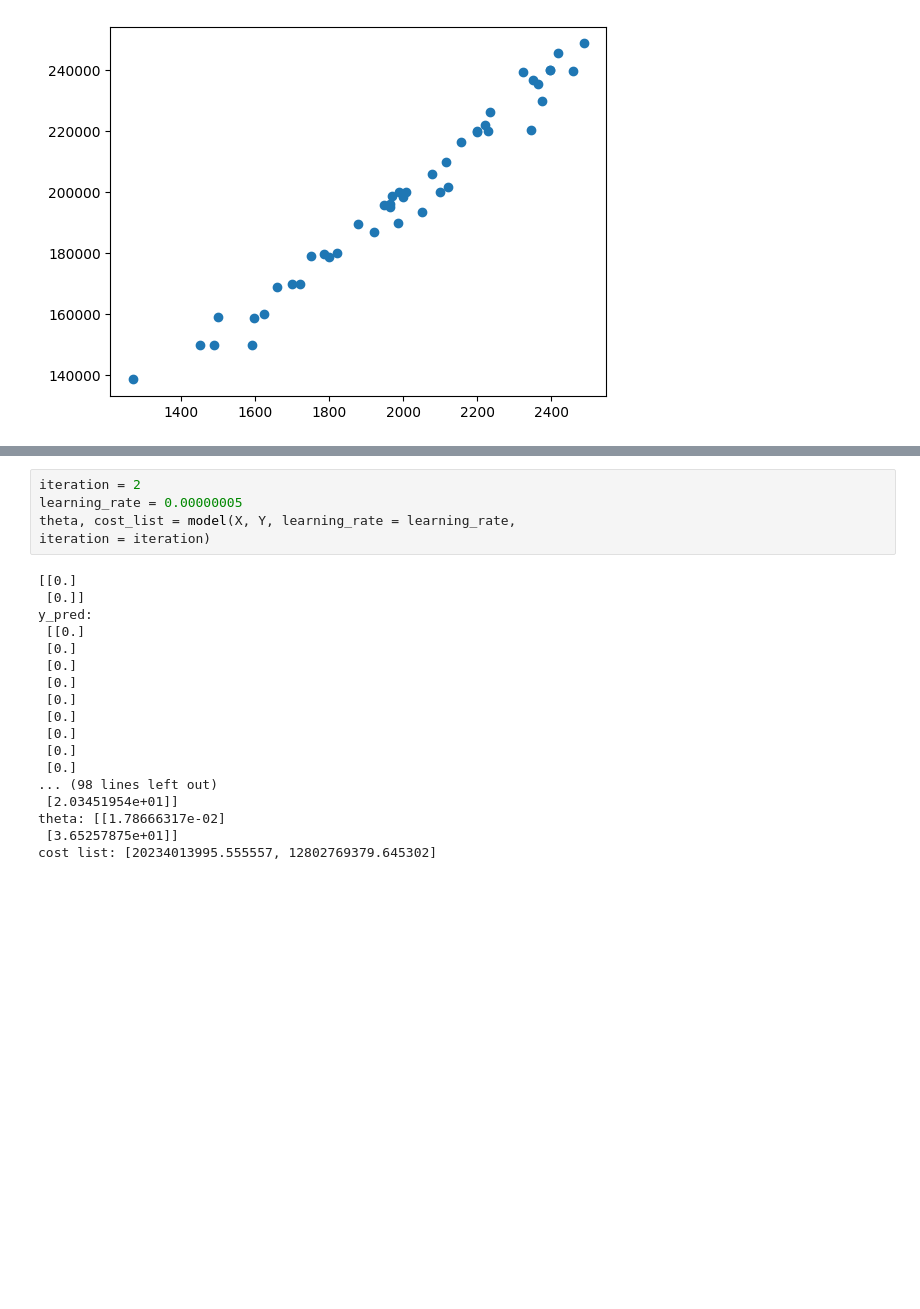
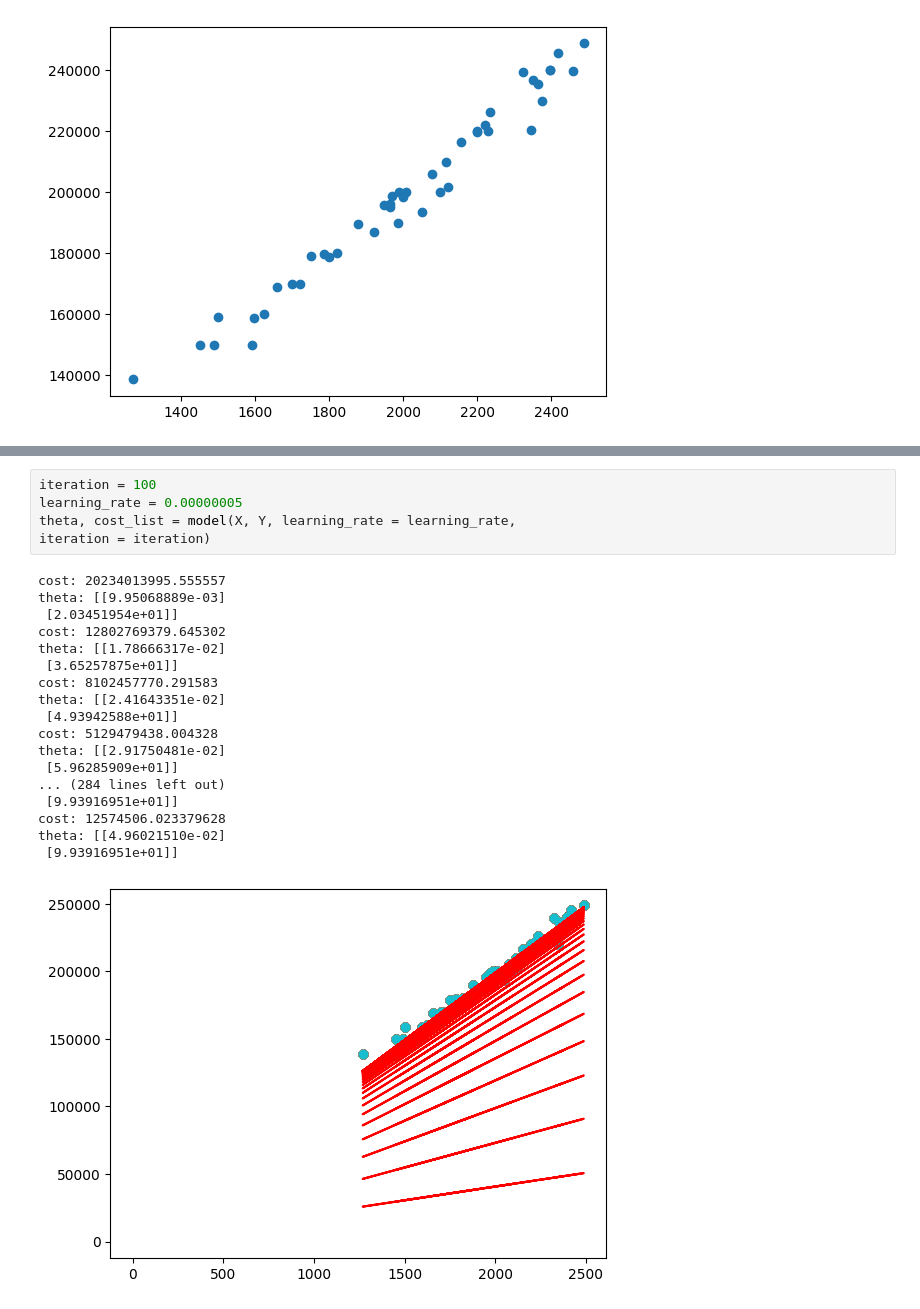
Before and after one commit to LukeBirkett/models-from-scratch, a Jupyter notebook: linear_reg_stratch_tutorial.ipynb, the cells around one changed output, grey strips where cells are left out. Drawn from its saved outputs; the diff is of its cells as text; blank space fills up the shorter version.

Commit message:
working on adding an iterative graph to show convergance

```diff
--- a/linear_reg_stratch_tutorial.ipynb
+++ b/linear_reg_stratch_tutorial.ipynb
@@ -66,25 +76,26 @@ def model(X, Y, learning_rate, iteration):
 
     return theta, cost_list
 # %%
-iteration = 2
+iteration = 100
 learning_rate = 0.00000005
 theta, cost_list = model(X, Y, learning_rate = learning_rate,
 iteration = iteration)
 # %% [output]
-[[0.]
- [0.]]
-y_pred:
- [[0.]
- [0.]
- [0.]
- [0.]
- [0.]
- [0.]
- [0.]
- [0.]
- [0.]
-... (98 lines left out)
+cost: 20234013995.555557
+theta: [[9.95068889e-03]
  [2.03451954e+01]]
+cost: 12802769379.645302
 theta: [[1.78666317e-02]
  [3.65257875e+01]]
-cost list: [20234013995.555557, 12802769379.645302]
+cost: 8102457770.291583
+theta: [[2.41643351e-02]
+ [4.93942588e+01]]
+cost: 5129479438.004328
+theta: [[2.91750481e-02]
+ [5.96285909e+01]]
+... (284 lines left out)
+ [9.93916951e+01]]
+cost: 12574506.023379628
+theta: [[4.96021510e-02]
+ [9.93916951e+01]]
+[figure, added]
```
Also changed, not shown: parts of 1 cell of this notebook.
